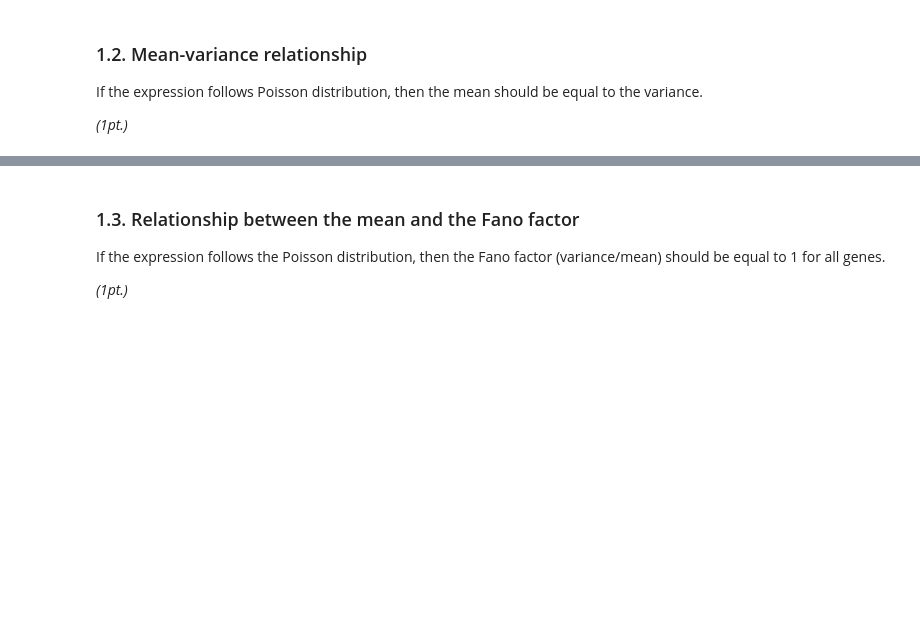
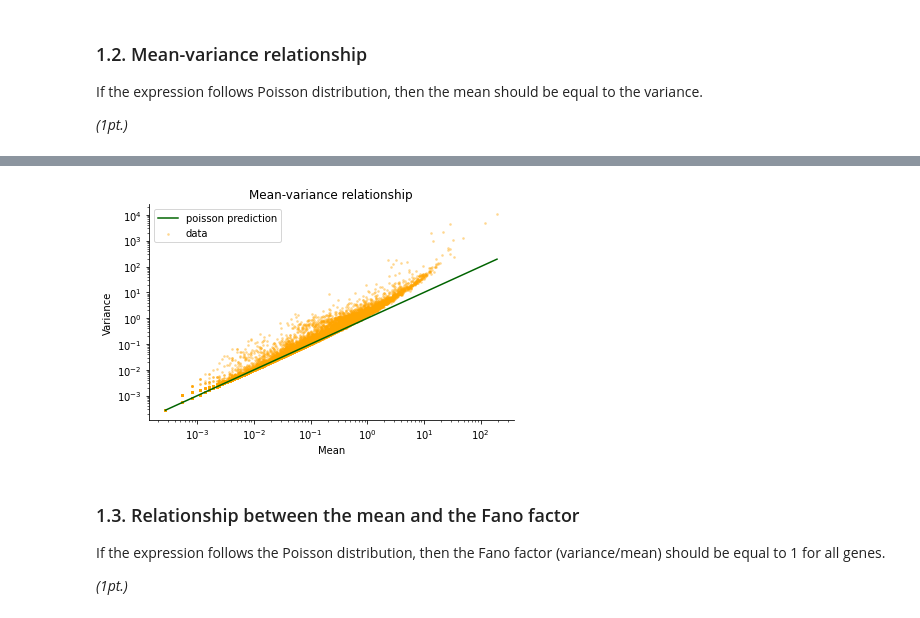
Before and after one commit to Vanessa-Ts/neuralDS, a Jupyter notebook: Ex9/CodingLab9.ipynb, the cells around one changed output, grey strips where cells are left out. Saved outputs shown, nothing was run; the diff lists cells and outputs as text; code cells hidden in the pictures; blank space fills up the shorter version.

```diff
--- a/Ex9/CodingLab9.ipynb
+++ b/Ex9/CodingLab9.ipynb
@@ -143,18 +142,20 @@ _(1pt.)_
 # %%
 # Compute the variance of the expression counts of each gene
 
-expression_var =
+expression_var = np.var(counts,axis=0)
 # %%
 # Plot the mean-variance relationship on a log-log plot
 # Plot the Poisson prediction as a line
 
 plt.figure(figsize=(6,4))
-
+plt.plot([min(expression_mean), max(expression_mean)],[min(expression_mean), max(expression_mean)], label="poisson prediction", c='darkgreen')
+plt.scatter(expression_mean, expression_var, alpha=0.3, s=3, label="data", c="orange")
 plt.xscale('log')
 plt.yscale('log')
 plt.xlabel('Mean')
 plt.ylabel('Variance')
-
+plt.title("Mean-variance relationship")
+plt.legend()
 
 sns.despine()
 plt.tight_layout()
@@ -164,3 +163,4 @@ plt.tight_layout()
+[figure, added]
 # %% [markdown]
 ### 1.3. Relationship between the mean and the Fano factor
 
```
Also changed, not shown: parts of 16 cells of this notebook.
